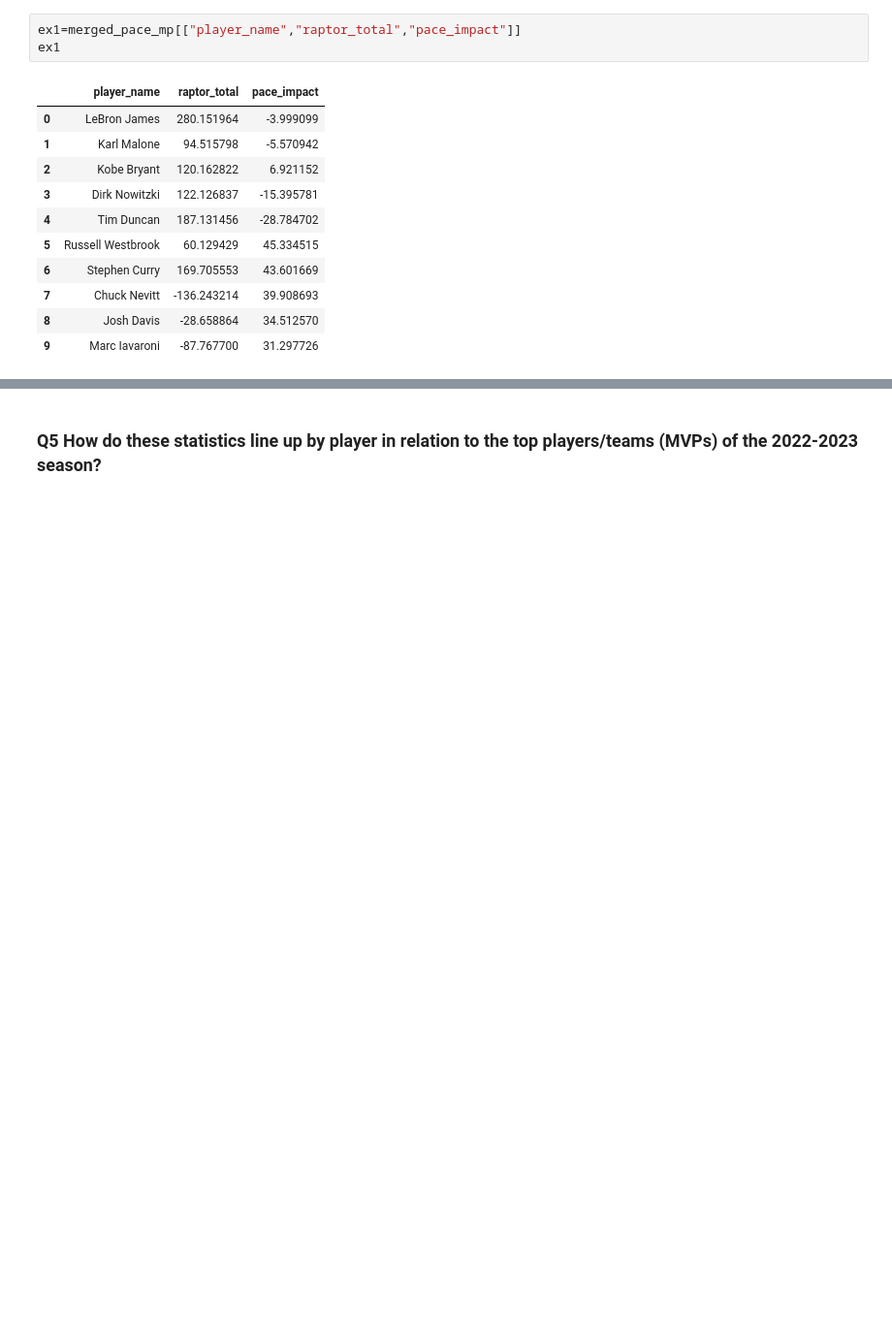
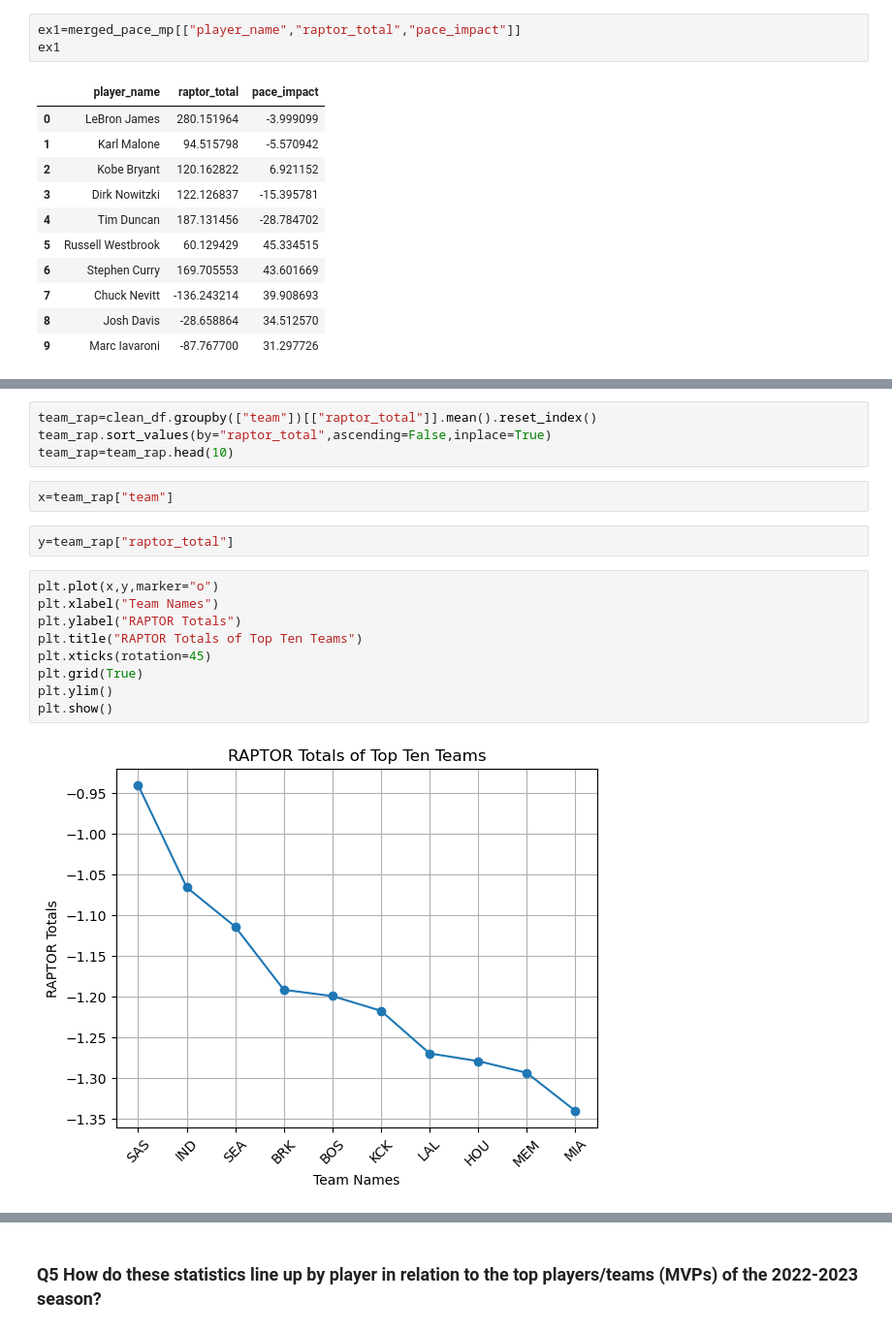
Before and after one commit to UzmaSayyeda/Project01, a Jupyter notebook: raptor_analysis_uzma.ipynb, the cells around one changed output, grey strips where cells are left out. Shown: that part at 97% size. Drawn from its saved outputs; the diff is of its cells as text; blank space fills up the shorter version.

```diff
--- a/raptor_analysis_uzma.ipynb
+++ b/raptor_analysis_uzma.ipynb
@@ -387,0 +395,19 @@ plt.show()
+# %%
+team_rap=clean_df.groupby(["team"])[["raptor_total"]].mean().reset_index()
+team_rap.sort_values(by="raptor_total",ascending=False,inplace=True)
+team_rap=team_rap.head(10)
+# %%
+x=team_rap["team"]
+# %%
+y=team_rap["raptor_total"]
+# %%
+plt.plot(x,y,marker="o")
+plt.xlabel("Team Names")
+plt.ylabel("RAPTOR Totals")
+plt.title("RAPTOR Totals of Top Ten Teams")
+plt.xticks(rotation=45)
+plt.grid(True)
+plt.ylim()
+plt.show()
+# %% [output]
+[figure, added]
```
Also changed, not shown: parts of 32 cells of this notebook.
